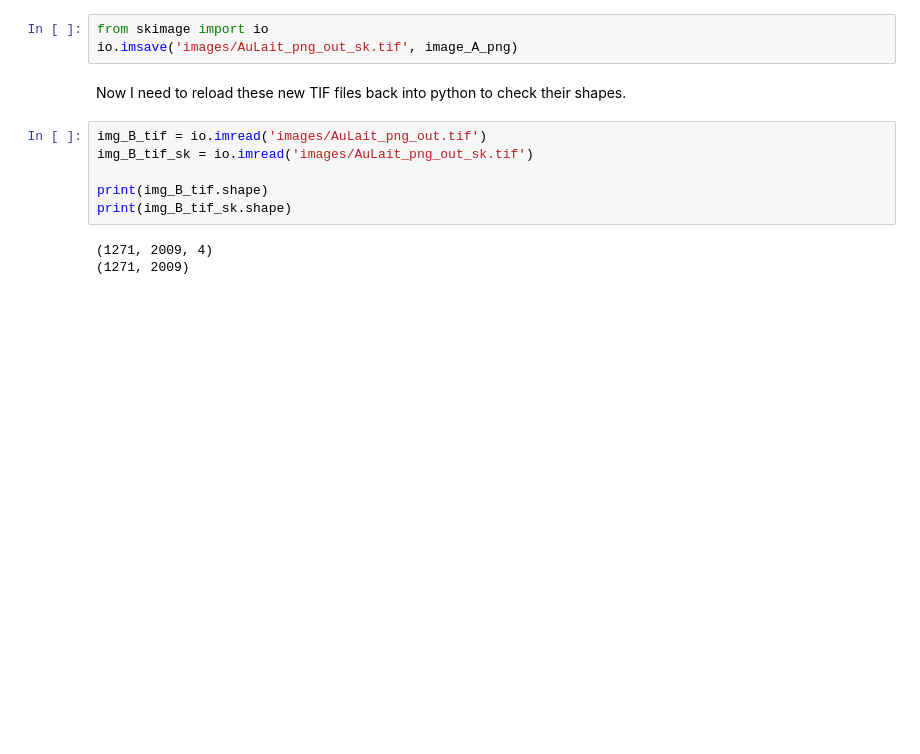
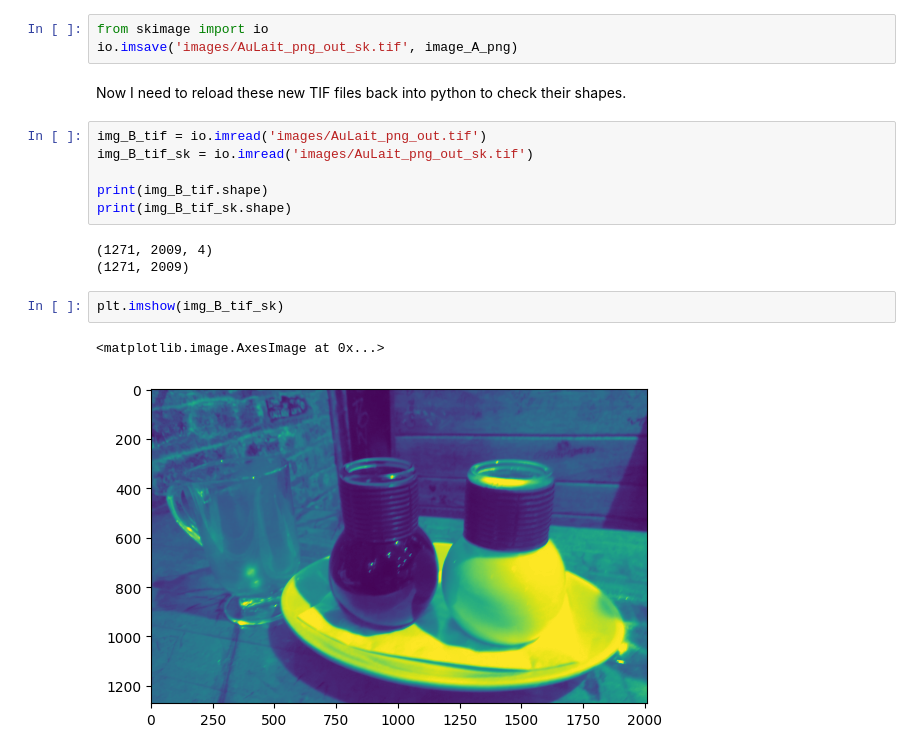
Before and after one commit to babrouse/image_analysis, a Jupyter notebook: homework/submitted/homework_1.ipynb, the cells around one changed output. Drawn from its saved outputs; the diff is of its cells as text; blank space fills up the shorter version.

```diff
--- a/homework/submitted/homework_1.ipynb
+++ b/homework/submitted/homework_1.ipynb
@@ -51,3 +51,8 @@ print(img_B_tif_sk.shape)
 # %% [output]
 (1271, 2009, 4)
 (1271, 2009)
+# %%
+plt.imshow(img_B_tif_sk)
+# %% [output]
+<matplotlib.image.AxesImage at 0x...>
+[figure, added]
```
Also changed, not shown: 19 other files.
